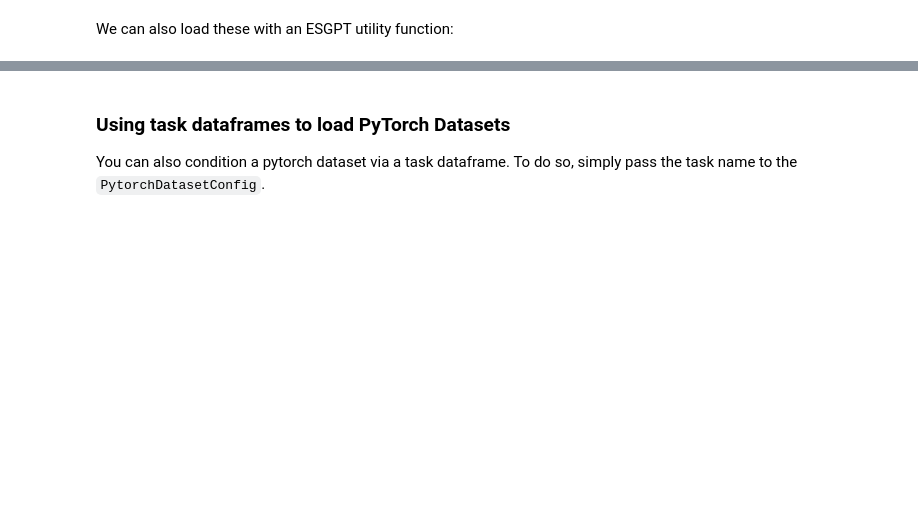
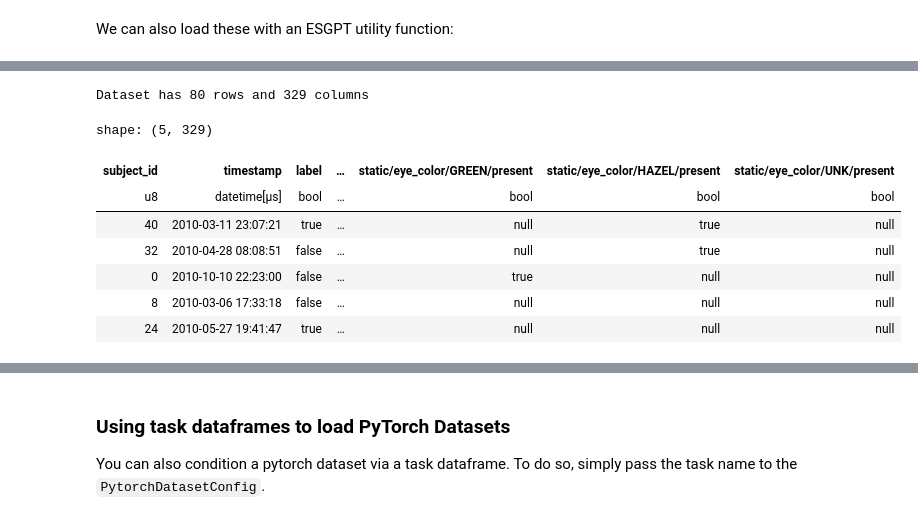
Before and after one commit to mmcdermott/EventStreamGPT, a Jupyter notebook: sample_data/examine_synthetic_data.ipynb, the cells around one changed output, grey strips where cells are left out. Drawn from its saved outputs; the diff is of its cells as text; code cells hidden in the pictures; blank space fills up the shorter version.

```diff
--- a/sample_data/examine_synthetic_data.ipynb
+++ b/sample_data/examine_synthetic_data.ipynb
@@ -1331,0 +1348,15 @@ Wall time: 186 ms
+# %%
+%%time
+flat_reps = load_flat_rep(ESD, window_sizes=['FULL', '1d'], task_df_name='single_label_binary_classification')
+print(f"Dataset has {flat_reps['train'].select(pl.count()).collect().item()} rows and {len(flat_reps['train'].columns)} columns")
+display(flat_reps['train'].head().collect())
+# %% [output]
+Dataset has 80 rows and 329 columns
+shape: (5, 329)
+| subject_id | timestamp | label | … | static/eye_color/GREEN/present | static/eye_color/HAZEL/present | static/eye_color/UNK/present |
+| u8 | datetime[μs] | bool | … | bool | bool | bool |
+| 40 | 2010-03-11 23:07:21 | true | … | null | true | null |
+| 32 | 2010-04-28 08:08:51 | false | … | null | true | null |
+| 0 | 2010-10-10 22:23:00 | false | … | true | null | null |
+| 8 | 2010-03-06 17:33:18 | false | … | null | null | null |
+| 24 | 2010-05-27 19:41:47 | true | … | null | null | null |
```
Also changed, not shown: parts of 37 cells of this notebook, 9 other files.
